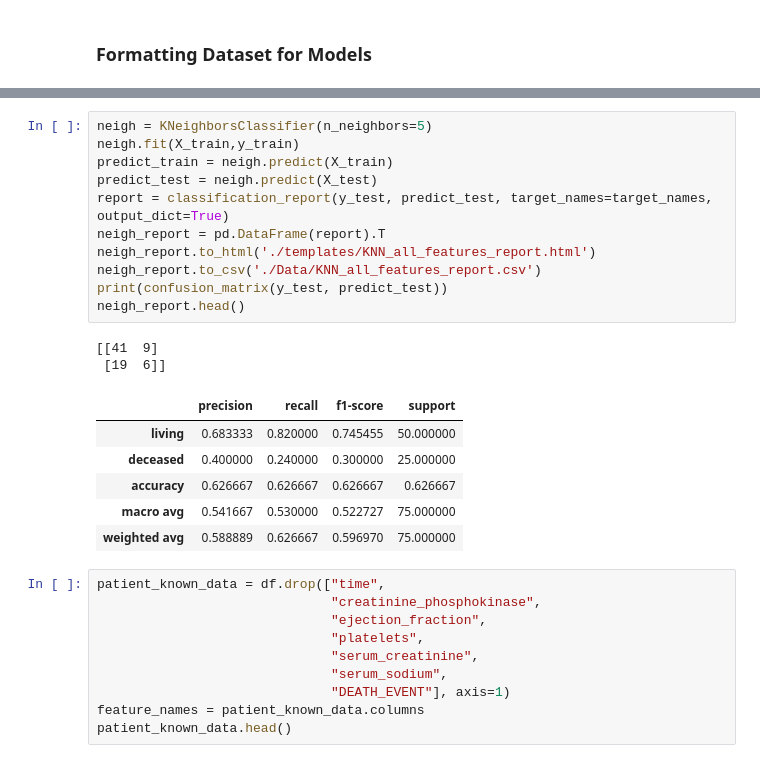
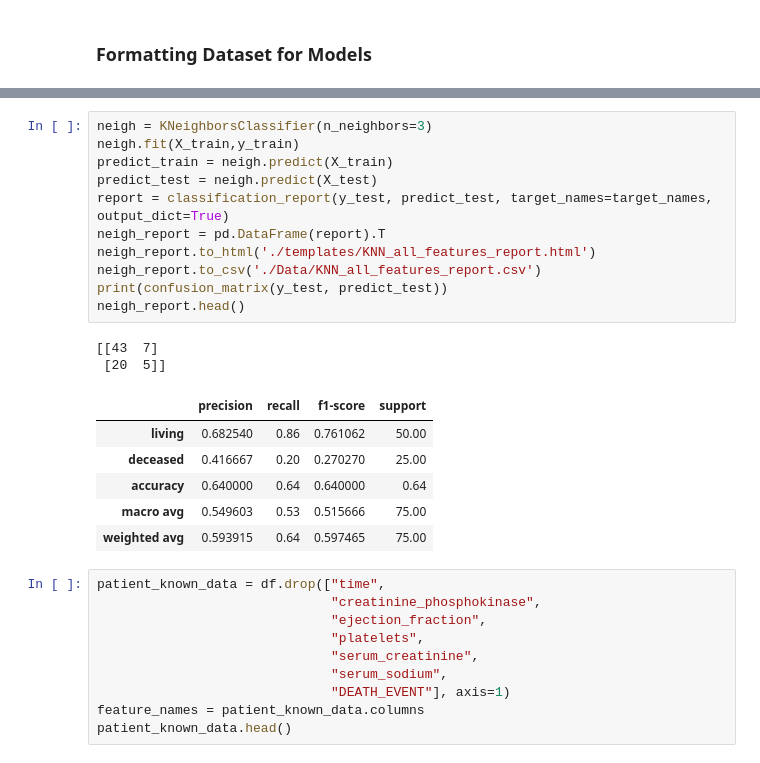
Before and after one commit to alexturkmen/Heart-Failure-Analysis, a Jupyter notebook: KNN_classifier.ipynb, the cells around one changed output, grey strips where cells are left out. Saved outputs shown, nothing was run; the diff lists cells and outputs as text.

```diff
--- a/KNN_classifier.ipynb
+++ b/KNN_classifier.ipynb
@@ -40,25 +40,25 @@ data.head()
 | 3 | 50.0 | 1 | 111 | 0 | 20 | 0 | 210000.00 | ... |
 | 4 | 65.0 | 1 | 160 | 1 | 20 | 0 | 327000.00 | ... |
 # %%
-neigh = KNeighborsClassifier(n_neighbors=5)
+neigh = KNeighborsClassifier(n_neighbors=3)
 neigh.fit(X_train,y_train)
 predict_train = neigh.predict(X_train)
 predict_test = neigh.predict(X_test)
 report = classification_report(y_test, predict_test, target_names=target_names, output_dict=True)
 neigh_report = pd.DataFrame(report).T
 neigh_report.to_html('./templates/KNN_all_features_report.html')
 neigh_report.to_csv('./Data/KNN_all_features_report.csv')
 print(confusion_matrix(y_test, predict_test))
 neigh_report.head()
 # %% [output]
-[[41  9]
- [19  6]]
+[[43  7]
+ [20  5]]
 |  | precision | recall | f1-score | support |
-| living | 0.683333 | 0.820000 | 0.745455 | 50.000000 |
-| deceased | 0.400000 | 0.240000 | 0.300000 | 25.000000 |
-| accuracy | 0.626667 | 0.626667 | 0.626667 | 0.626667 |
-| macro avg | 0.541667 | 0.530000 | 0.522727 | 75.000000 |
-| weighted avg | 0.588889 | 0.626667 | 0.596970 | 75.000000 |
+| living | 0.682540 | 0.86 | 0.761062 | 50.00 |
+| deceased | 0.416667 | 0.20 | 0.270270 | 25.00 |
+| accuracy | 0.640000 | 0.64 | 0.640000 | 0.64 |
+| macro avg | 0.549603 | 0.53 | 0.515666 | 75.00 |
+| weighted avg | 0.593915 | 0.64 | 0.597465 | 75.00 |
 # %%
 patient_known_data = df.drop(["time",
                               "creatinine_phosphokinase",
```
Also changed, not shown: parts of 3 cells of this notebook, 6 other files.
